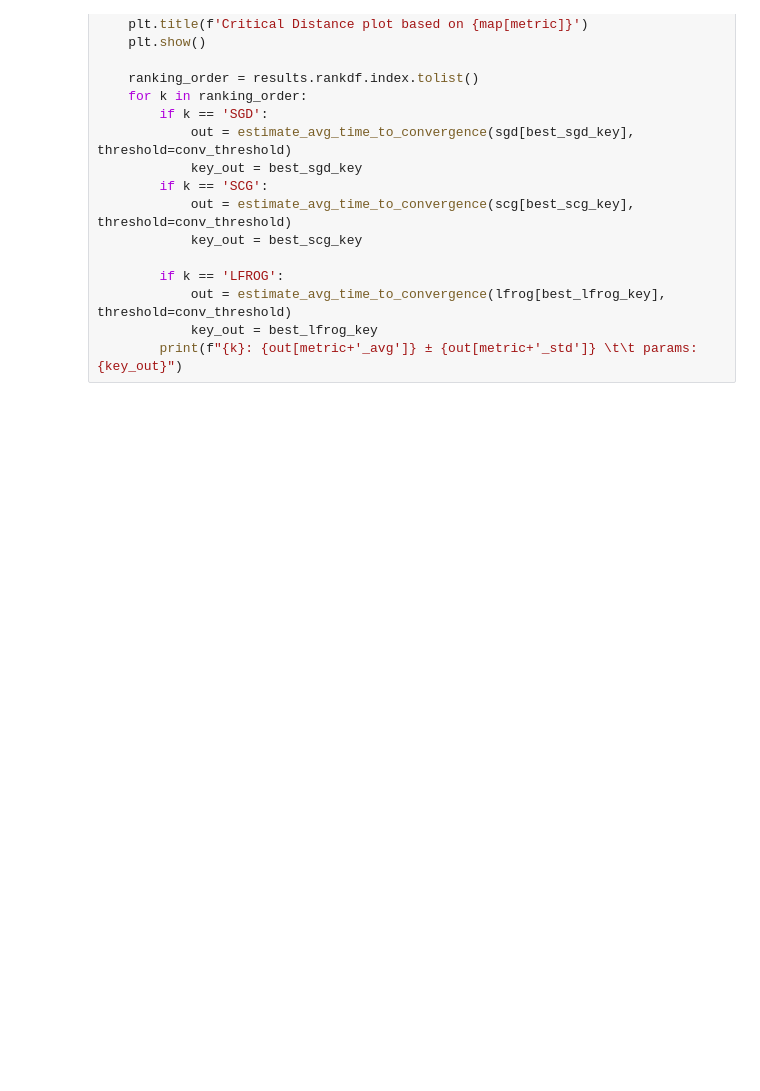
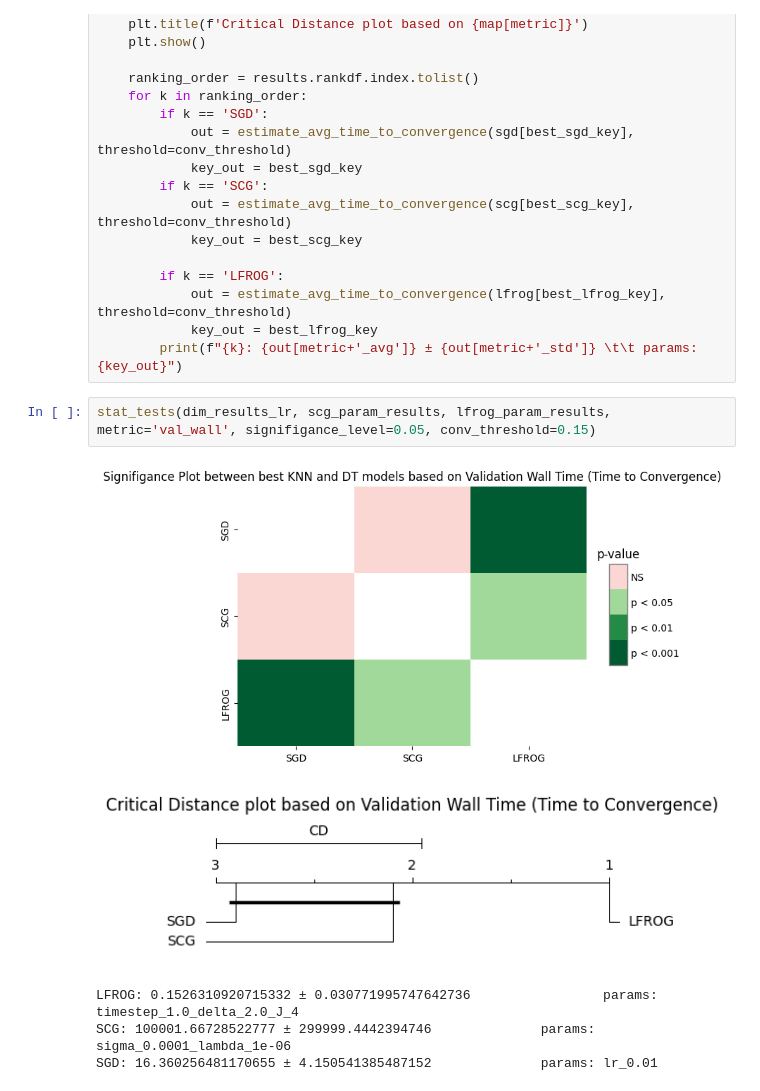
Before and after one commit to charliedekock12/ml_assign3, a Jupyter notebook: src/classification_2.ipynb, the cells around one changed output. Saved outputs shown, nothing was run; the diff lists cells and outputs as text; blank space fills up the shorter version.

```diff
--- a/src/classification_2.ipynb
+++ b/src/classification_2.ipynb
@@ -831,3 +831,11 @@ def stat_tests(sgd, scg, lfrog, metric, signifigance_level = 0.05, conv_threshol
             out = estimate_avg_time_to_convergence(lfrog[best_lfrog_key], threshold=conv_threshold)
             key_out = best_lfrog_key
         print(f"{k}: {out[metric+'_avg']} ± {out[metric+'_std']} \t\t params: {key_out}")
+# %%
+stat_tests(dim_results_lr, scg_param_results, lfrog_param_results, metric='val_wall', signifigance_level=0.05, conv_threshold=0.15)
+# %% [output]
+[figure, added]
+[figure, added]
+LFROG: 0.1526310920715332 ± 0.030771995747642736                 params: timestep_1.0_delta_2.0_J_4
+SCG: 100001.66728522777 ± 299999.4442394746              params: sigma_0.0001_lambda_1e-06
+SGD: 16.360256481170655 ± 4.150541385487152              params: lr_0.01
```
Also changed, not shown: parts of 10 cells of this notebook, 2 other files.
